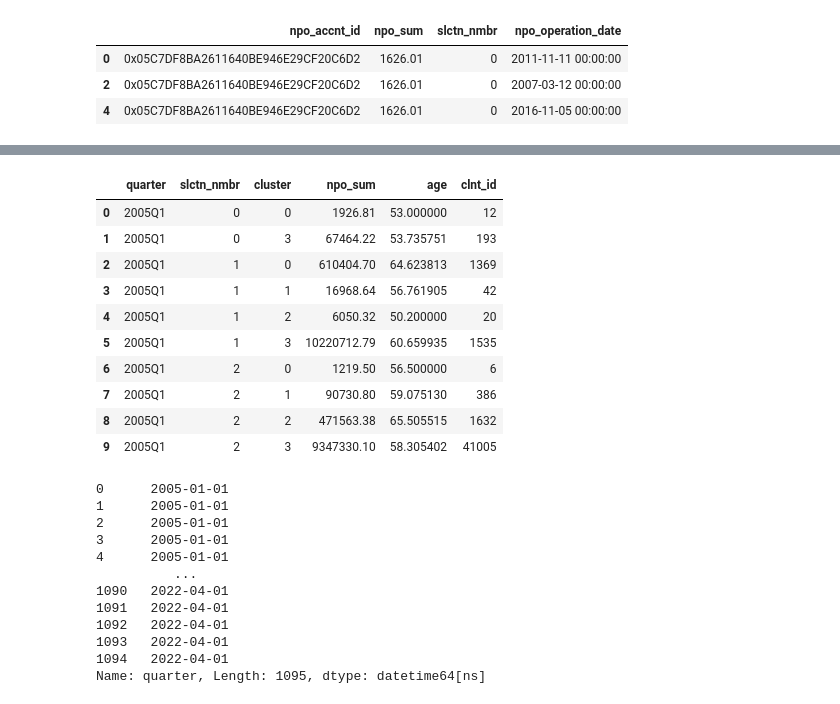
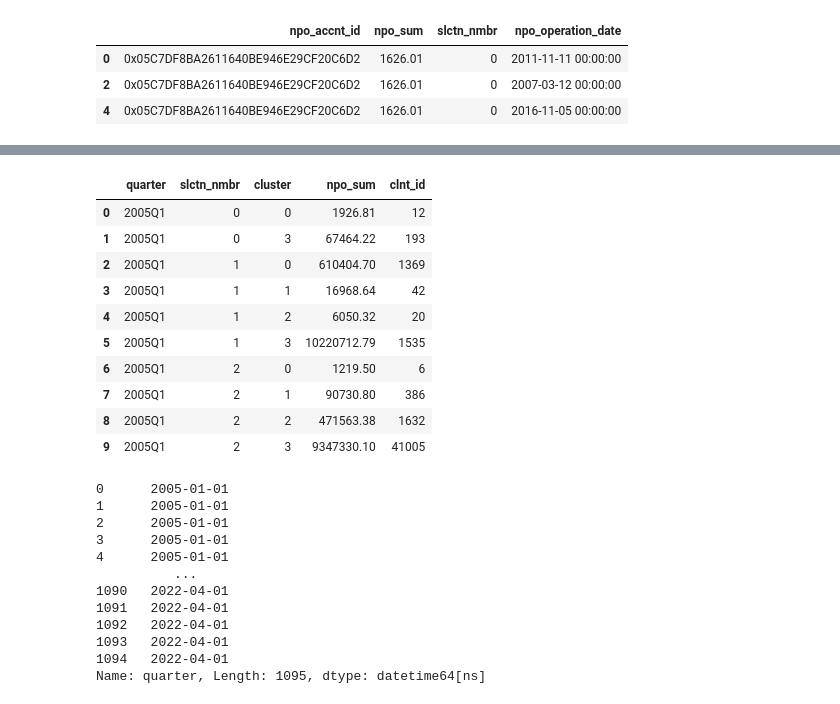
Before and after one commit to Snopoff/NSPF-Financial-Behavior, a Jupyter notebook: Cluster Forecasting.ipynb, the cells around one changed output, grey strips where cells are left out. Saved outputs shown, nothing was run; the diff lists cells and outputs as text; code cells hidden in the pictures.

```diff
--- a/Cluster Forecasting.ipynb
+++ b/Cluster Forecasting.ipynb
@@ -109,23 +109,23 @@ client_payments.head(3)
 # Format npo_operation_date to quarter
 client_payments['quarter'] = pd.to_datetime(client_payments['npo_operation_date']).dt.to_period('Q')
 # %%
-quarterly_data = client_payments.groupby(['quarter', 'slctn_nmbr', 'cluster']).agg({'npo_sum': 'sum', 'age': 'mean', 'clnt_id': 'count'})
+quarterly_data = client_payments.groupby(['quarter', 'slctn_nmbr', 'cluster']).agg({'npo_sum': 'sum', 'clnt_id': 'count'})
 quarterly_data.reset_index(inplace=True)
 quarterly_data.tail()
 quarterly_data = quarterly_data.loc[quarterly_data['quarter'] >= pd.Period('2005Q1')].reset_index(drop=True)
 quarterly_data.head(10)
 # %% [output]
-|  | quarter | slctn_nmbr | cluster | npo_sum | age | clnt_id |
-| 0 | 2005Q1 | 0 | 0 | 1926.81 | 53.000000 | 12 |
-| 1 | 2005Q1 | 0 | 3 | 67464.22 | 53.735751 | 193 |
-| 2 | 2005Q1 | 1 | 0 | 610404.70 | 64.623813 | 1369 |
-| 3 | 2005Q1 | 1 | 1 | 16968.64 | 56.761905 | 42 |
-| 4 | 2005Q1 | 1 | 2 | 6050.32 | 50.200000 | 20 |
-| 5 | 2005Q1 | 1 | 3 | 10220712.79 | 60.659935 | 1535 |
-| 6 | 2005Q1 | 2 | 0 | 1219.50 | 56.500000 | 6 |
-| 7 | 2005Q1 | 2 | 1 | 90730.80 | 59.075130 | 386 |
-| 8 | 2005Q1 | 2 | 2 | 471563.38 | 65.505515 | 1632 |
-| 9 | 2005Q1 | 2 | 3 | 9347330.10 | 58.305402 | 41005 |
+|  | quarter | slctn_nmbr | cluster | npo_sum | clnt_id |
+| 0 | 2005Q1 | 0 | 0 | 1926.81 | 12 |
+| 1 | 2005Q1 | 0 | 3 | 67464.22 | 193 |
+| 2 | 2005Q1 | 1 | 0 | 610404.70 | 1369 |
+| 3 | 2005Q1 | 1 | 1 | 16968.64 | 42 |
+| 4 | 2005Q1 | 1 | 2 | 6050.32 | 20 |
+| 5 | 2005Q1 | 1 | 3 | 10220712.79 | 1535 |
+| 6 | 2005Q1 | 2 | 0 | 1219.50 | 6 |
+| 7 | 2005Q1 | 2 | 1 | 90730.80 | 386 |
+| 8 | 2005Q1 | 2 | 2 | 471563.38 | 1632 |
+| 9 | 2005Q1 | 2 | 3 | 9347330.10 | 41005 |
 # %%
 quarterly_data['quarter'] = quarterly_data['quarter'].dt.to_timestamp()
 quarterly_data['quarter']
```
Also changed, not shown: parts of 13 cells of this notebook, 6 other files.
